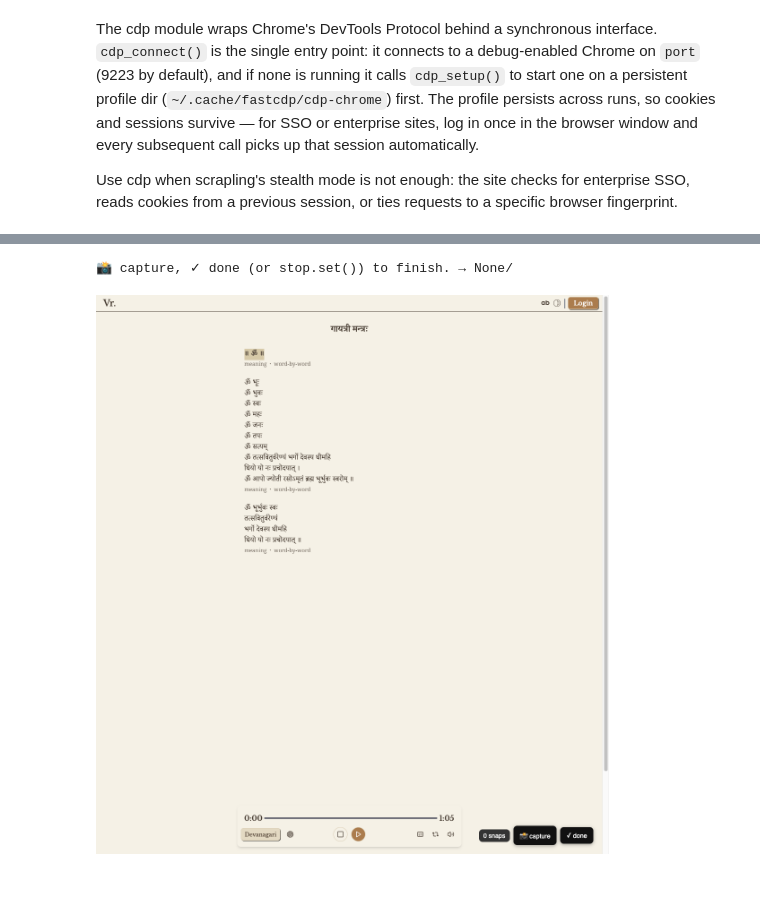
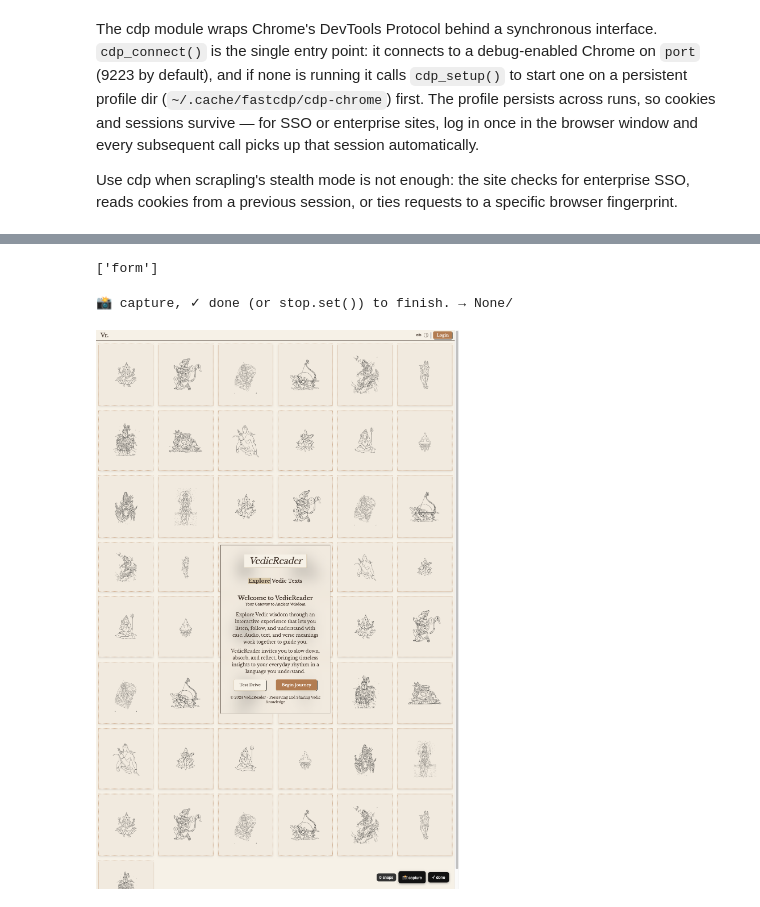
Before and after one commit to vedicreader/fossick, a Jupyter notebook: nbs/01_cdp.ipynb, the cells around one changed output, grey strips where cells are left out. Saved outputs shown, nothing was run; the diff lists cells and outputs as text; code cells hidden in the pictures.

```diff
--- a/nbs/01_cdp.ipynb
+++ b/nbs/01_cdp.ipynb
@@ -302,3 +389,20 @@ async def act(page:Page, steps:list):
+# %%
+#| eval: false
+# fill_form()/act(): fill a real form by label, then read back the echoed values
+cdp = syncy(cdp_connect())
+fp  = syncy(cdp.open_page('https://httpbin.org/forms/post'))
+snap = syncy(fp.fill_form({'Customer name': 'Ada Lovelace'}))   # fill by label -> returns a snapshot()
+assert '[#' in snap
+# %%
+#| eval: false
+# declarative equivalent: navigate, fill, and read a region back as markdown
+reads = syncy(fp.act([('goto', 'https://httpbin.org/forms/post'),
+                      ('fill', 'Customer name', 'Ada Lovelace'),
+                      ('read', 'form', 'form')]))
+assert 'form' in reads and isinstance(reads['form'], str)
+print(list(reads))
+# %% [output]
+['form']
 # %%
 #| eval: false
 apis = syncy(cdp.calls('https://www.woolworths.com.au/shop/search/products?searchTerm=Apples%20%26%20Pears', pattern='.apis/ui/Search/products'))
@@ -394,12 +498,14 @@ async def collect(page:Page, save_dir=None, prefix=None, stop=None, tout=None, c
 	return shots
 # %%
 #| eval: false
+page = syncy(cdp.new_page())
+syncy(page.goto('https://vedicreader.com/s/'))
 imgs = syncy(page.collect(count=1, tout=5, every_n=1))
 if imgs: imgs[0].width, imgs[0].height = 200, 400
 imgs[0]
 # %% [output]
 📸 capture, ✓ done (or stop.set()) to finish. → None/
-[figure, old version]
+[figure, new version]
 # %%
 #| export
 ANNOTATE_JS = r"""(function(){if(window.__axOn) return;
```
Also changed, not shown: parts of 9 cells of this notebook, 9 other files.
